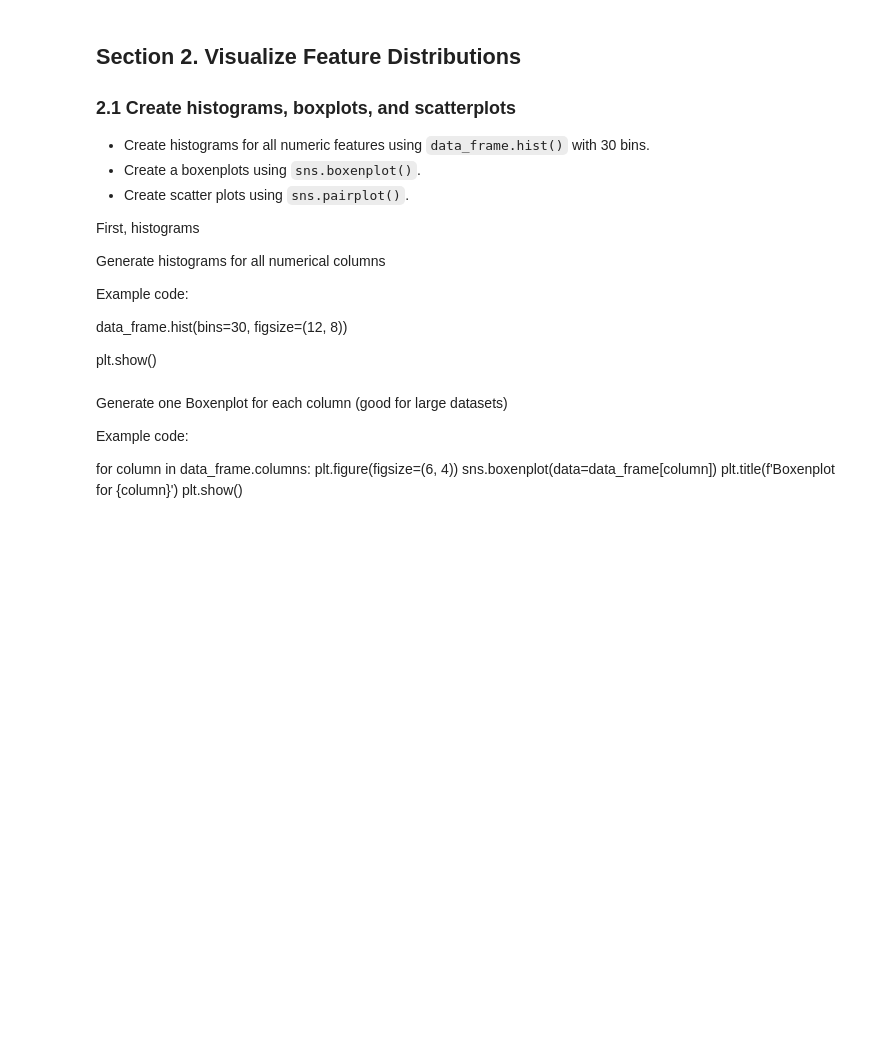
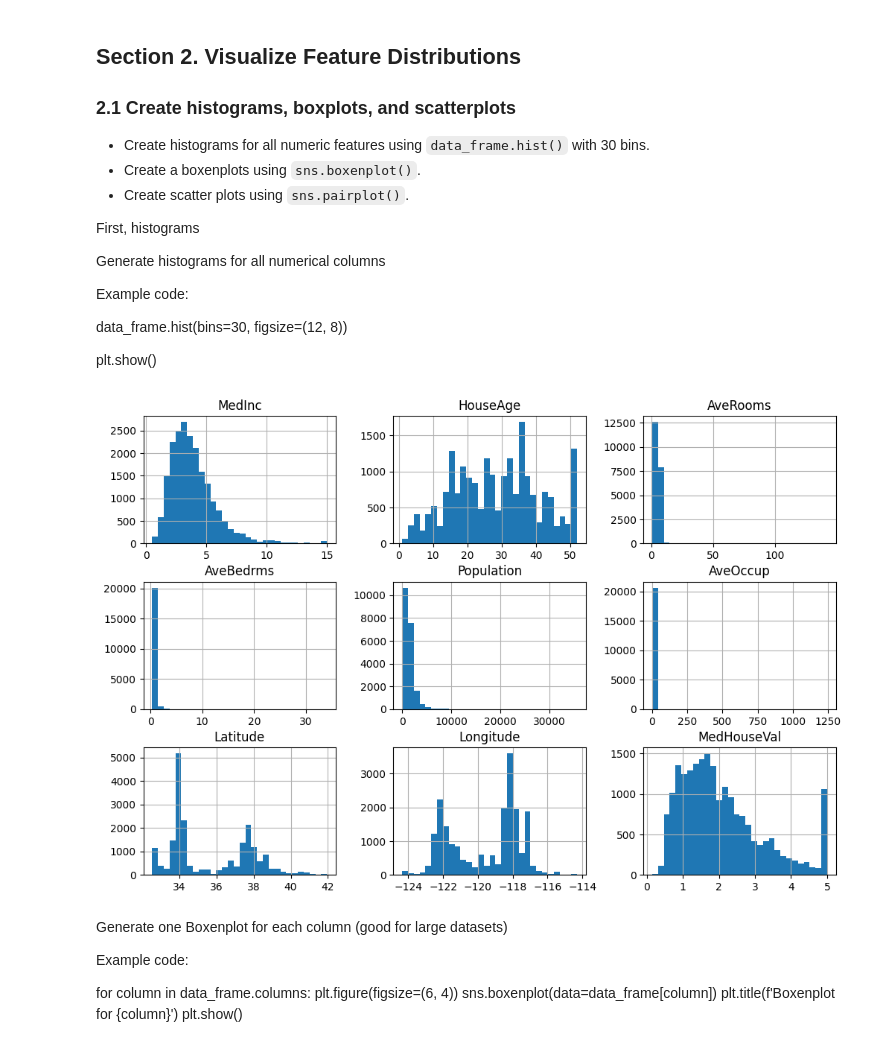
Before and after one commit to Priyankanaskar/applied-ml-priyanka, a Jupyter notebook: lab01/ml01.ipynb, the cells around one changed output. Saved outputs shown, nothing was run; the diff lists cells and outputs as text; code cells hidden in the pictures; blank space fills up the shorter version.

```diff
--- a/lab01/ml01.ipynb
+++ b/lab01/ml01.ipynb
@@ -150,3 +173,10 @@ plt.show()
+# %%
+
+data_frame.hist(bins=30, figsize=(12, 8))
+
+plt.show()
+# %% [output]
+[figure, added]
 # %% [markdown]
 Generate one Boxenplot for each column (good for large datasets)
 
```
Also changed, not shown: parts of 29 cells of this notebook, 2 other files.
